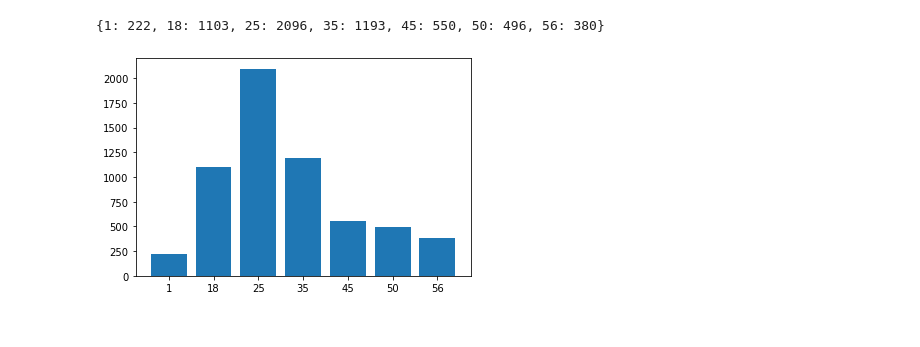
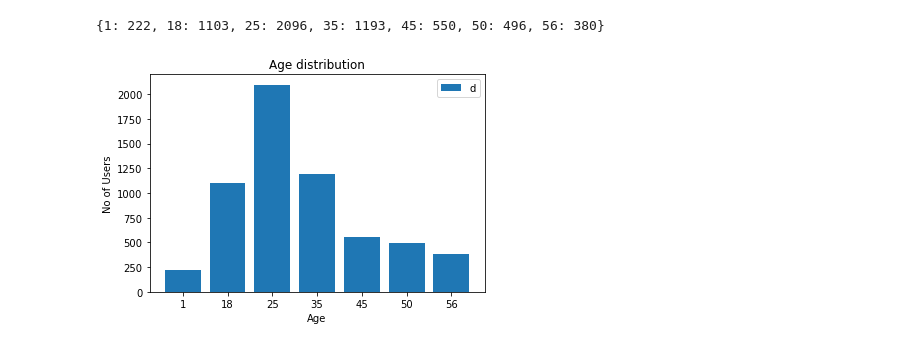
Before and after one commit to kdeepakkumarbk/DataSci_WithPy_DPK, a Jupyter notebook: _projects/project2/src/Movielens_Case_Study.ipynb, the cells around one changed output. Drawn from its saved outputs; the diff is of its cells as text; code cells hidden in the pictures.

```diff
--- a/_projects/project2/src/Movielens_Case_Study.ipynb
+++ b/_projects/project2/src/Movielens_Case_Study.ipynb
@@ -275,6 +240,13 @@ sort_age_counter
 # %%
 plt.bar(range(len(sort_age_counter)), list(sort_age_counter.values()), align='center')
 plt.xticks(range(len(sort_age_counter)), list(sort_age_counter.keys()))
+
+# Adding extra features
+plt.xlabel("Age")
+plt.ylabel("No of Users")
+plt.legend("destribution")
+plt.title('Age distribution')
+
 plt.show()
 # %% [output]
-[figure, old version]
+[figure, new version]
```
Also changed, not shown: parts of 14 cells of this notebook.
